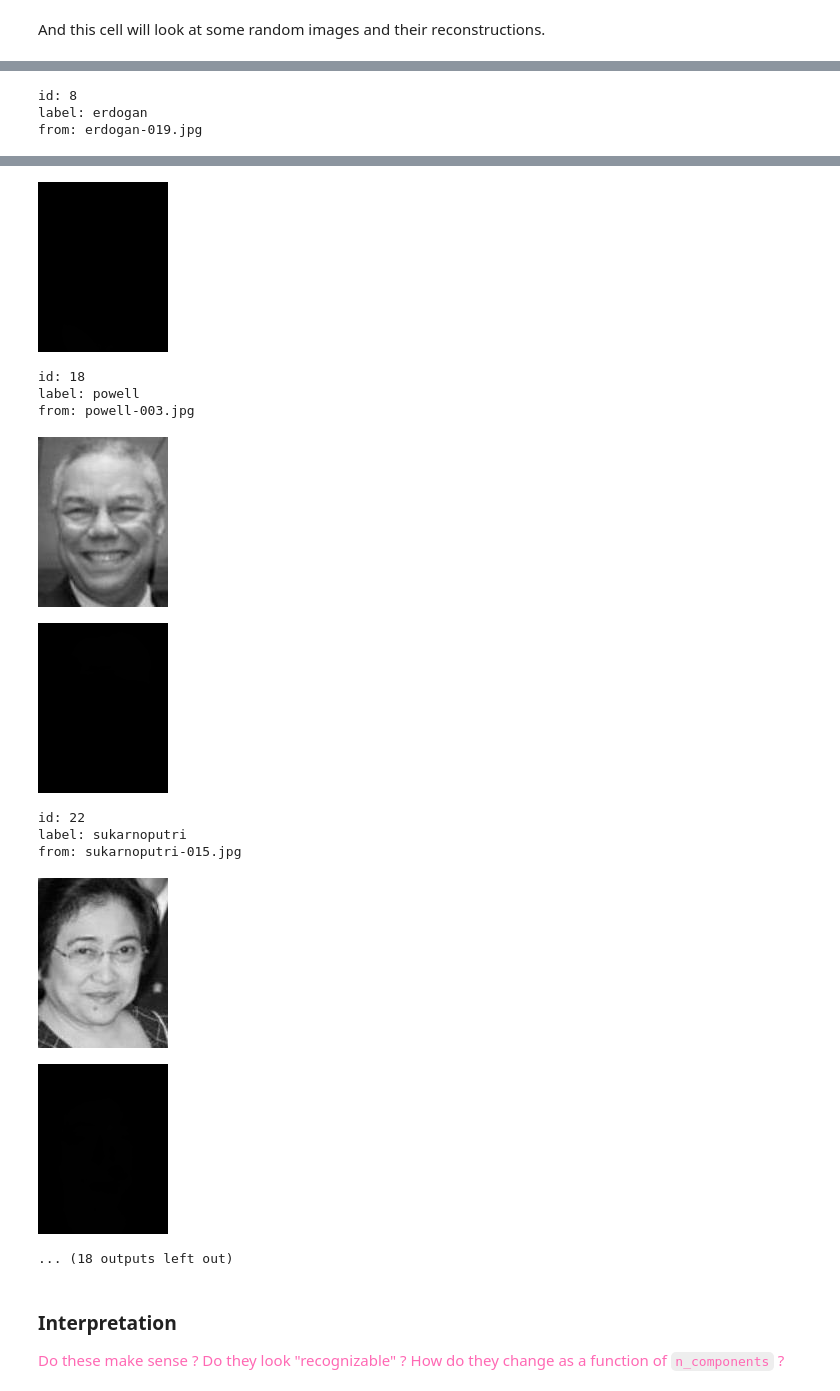
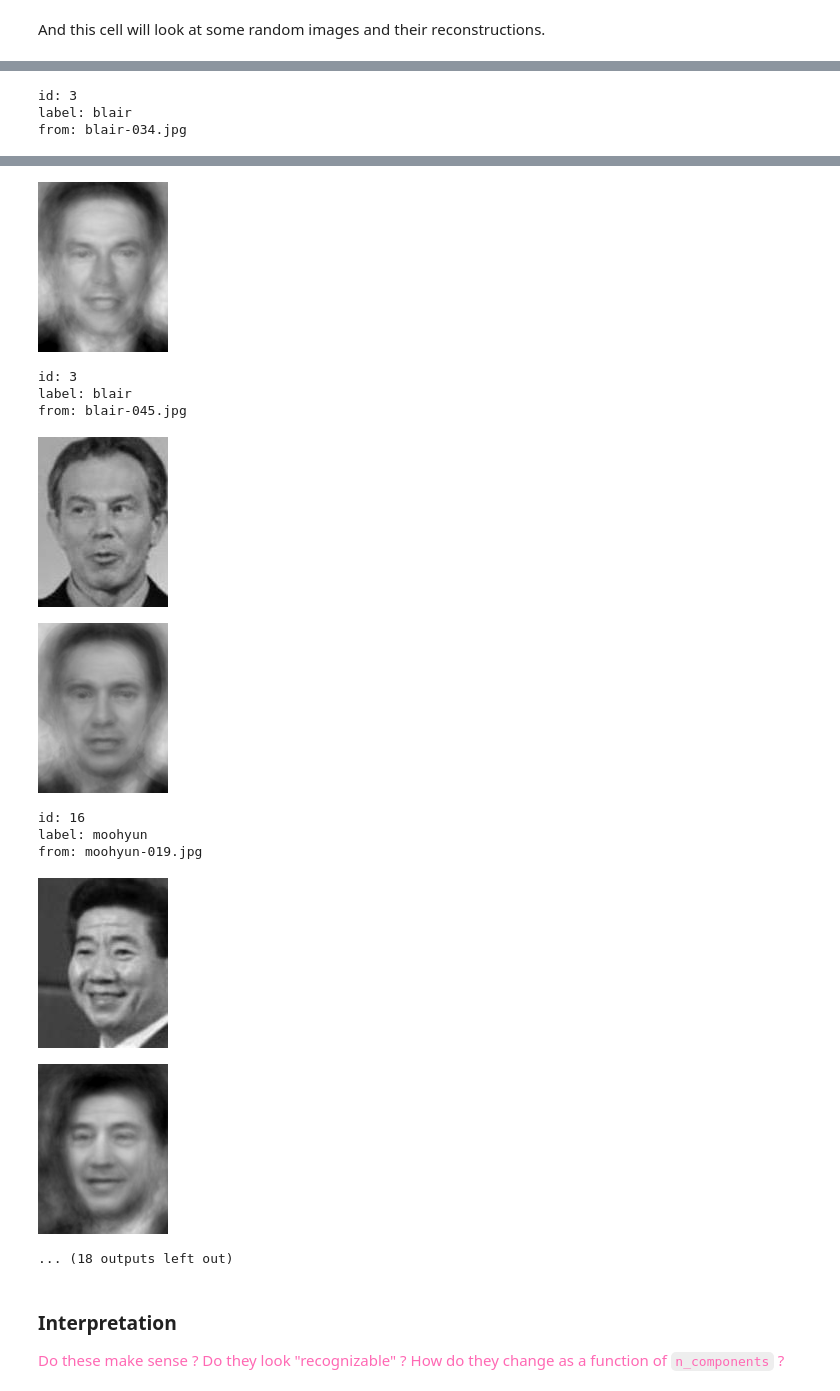
Before and after one commit to 9103hf24na/HW10, a Jupyter notebook: HW10.ipynb, the cells around one changed output, grey strips where cells are left out. Cells and saved outputs as stored; diff of their text form; code cells hidden in the pictures.

```diff
--- a/HW10.ipynb
+++ b/HW10.ipynb
@@ -169,7 +169,7 @@ train_df = pd.DataFrame(train)
 scaler = StandardScaler()
 train_pixels_scaled = scaler.fit_transform(train_df["pixels"].apply(pd.Series))
 
-face_pca = PCA(n_components=15)
+face_pca = PCA(n_components=30)
 train_pca = face_pca.fit_transform(train_pixels_scaled)
 
 # Create a DataFrame from the PCA-transformed training data
@@ -269,7 +269,8 @@ from: nmh-018.jpeg
 And this cell will look at some random images and their reconstructions.
 # %%
 train_size = len(train["labels"])
-pca_pixels = face_pca.inverse_transform(train_pca_df)
+pca_pixels = scaler.inverse_transform(face_pca.inverse_transform(train_pca_df))
+
 
 for idx in [random.randint(0, train_size - 1) for cnt in range(10)]:
   label_id = train["labels"][idx]
@@ -287,3 +288,3 @@ from: lula-040.jpg
-id: 8
-label: erdogan
-from: erdogan-019.jpg
+id: 3
+label: blair
+from: blair-034.jpg
@@ -291,14 +292,14 @@ from: erdogan-019.jpg
-[figure, old version]
+[figure, new version]
-id: 18
-label: powell
-from: powell-003.jpg
+id: 3
+label: blair
+from: blair-045.jpg
-[figure, old version]
+[figure, new version]
-[figure, old version]
+[figure, new version]
-id: 22
-label: sukarnoputri
-from: sukarnoputri-015.jpg
+id: 16
+label: moohyun
+from: moohyun-019.jpg
-[figure, old version]
+[figure, new version]
-[figure, old version]
+[figure, new version]
 ... (18 outputs left out)
 # %% [markdown]
 ### Interpretation
```
Also changed, not shown: parts of 33 cells of this notebook, 6 other files.
